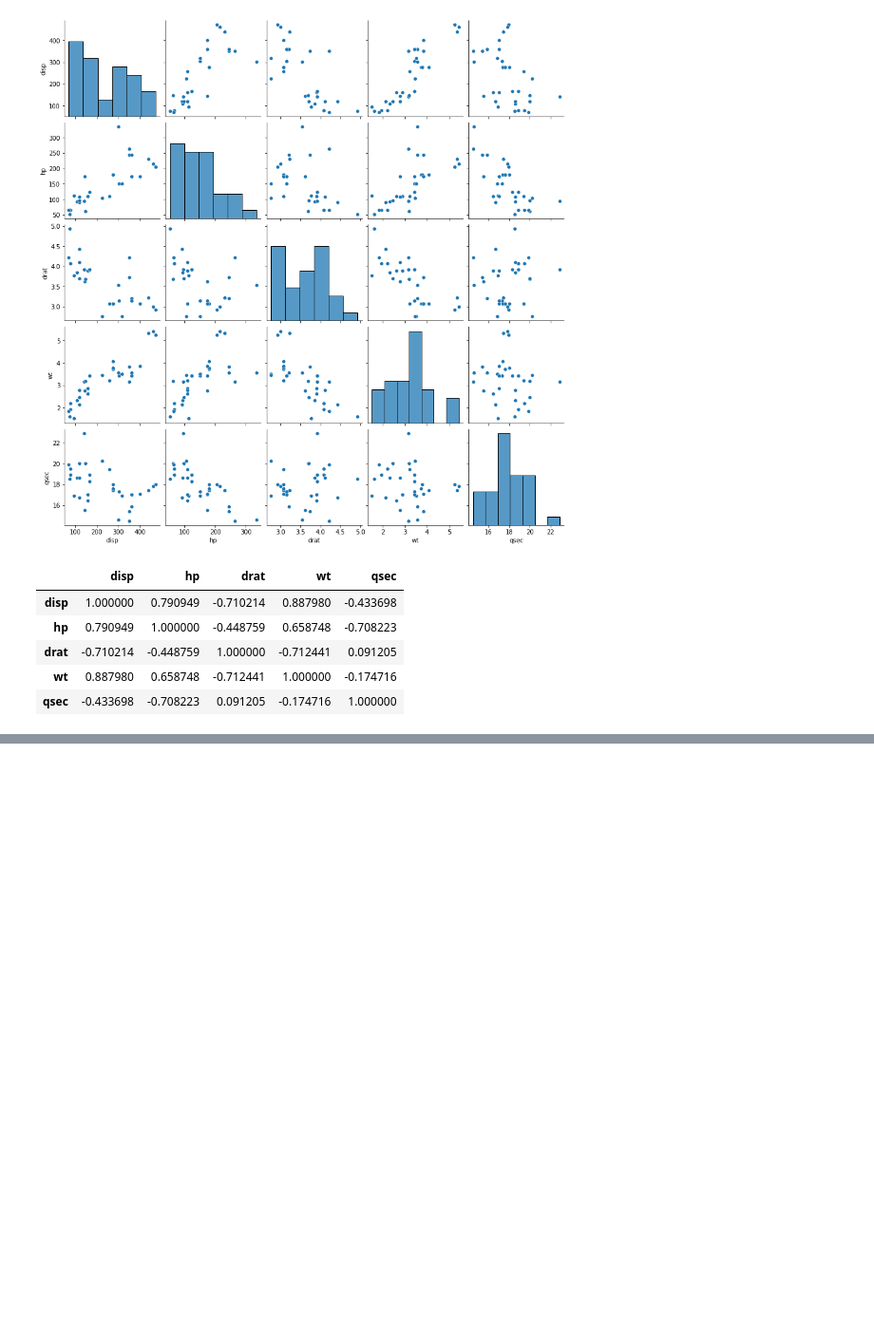
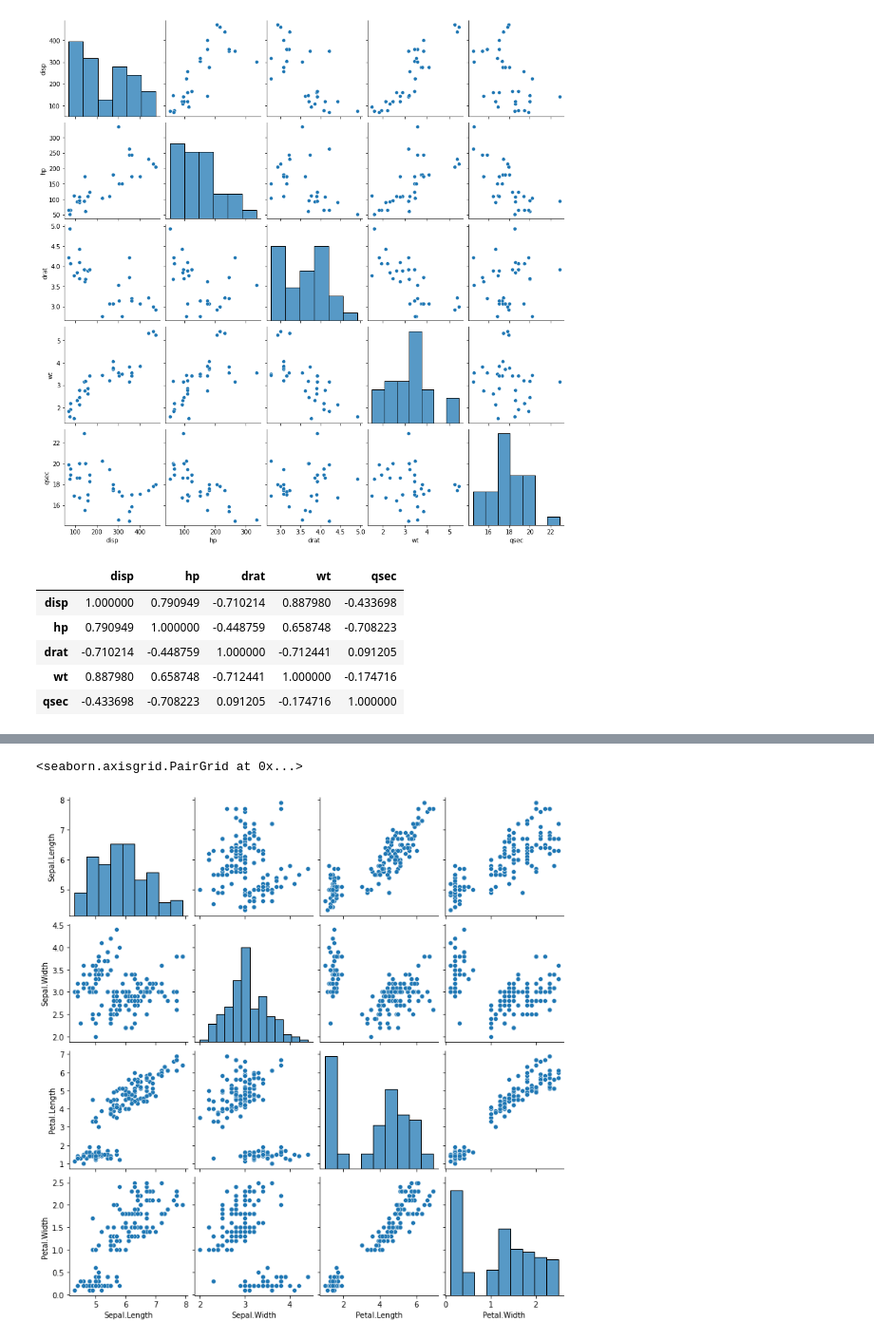
Before and after one commit to pankajsoni22/machine-learning-mastery, a Jupyter notebook: Correlation.ipynb, the cells around one changed output, grey strips where cells are left out. Shown: that part at 95% size. Drawn from its saved outputs; the diff is of its cells as text; code cells hidden in the pictures; blank space fills up the shorter version.

```diff
--- a/Correlation.ipynb
+++ b/Correlation.ipynb
@@ -104,3 +104,8 @@ cars_df_snap.corr()
 | drat | -0.710214 | -0.448759 | 1.000000 | -0.712441 | 0.091205 |
 | wt | 0.887980 | 0.658748 | -0.712441 | 1.000000 | -0.174716 |
 | qsec | -0.433698 | -0.708223 | 0.091205 | -0.174716 | 1.000000 |
+# %%
+iris_df.columns = ['Sr', 'Sepal.Length', 'Sepal.Width', 'Petal.Length',
+       'Petal.Width', 'Species']
+# %%
+iris_df = iris_df.set_index('Sr')
@@ -106,0 +137,5 @@ cars_df_snap.corr()
+# %%
+sb.pairplot(iris_df)
+# %% [output]
+<seaborn.axisgrid.PairGrid at 0x...>
+[figure, added]
```
Also changed, not shown: parts of 2 cells of this notebook, 4 other files.
